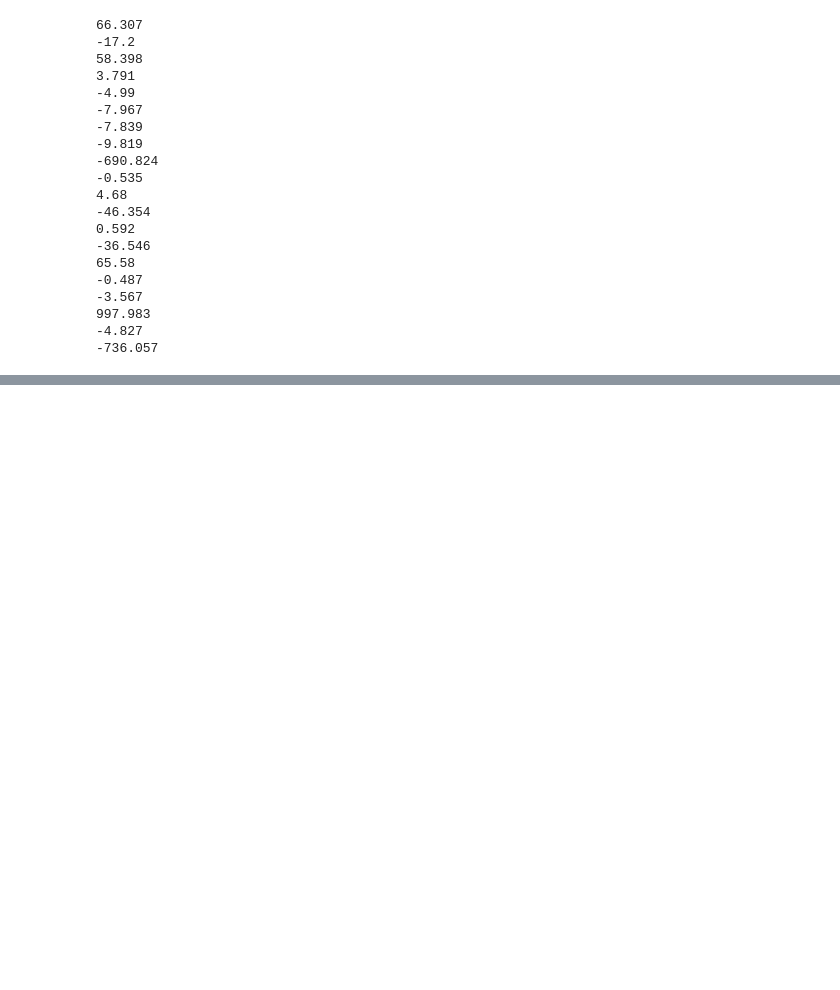
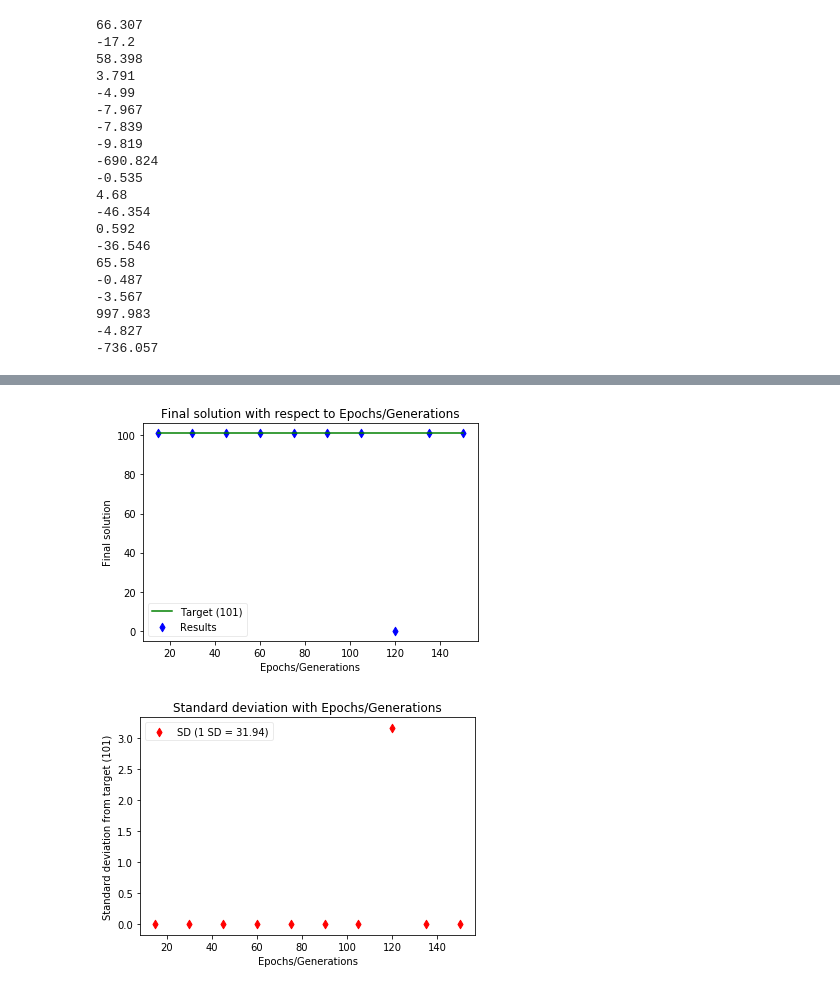
Before and after one commit to DTopping256/OT, a Jupyter notebook: problem1/geneticAlgorithms/geneticAlgorithm.ipynb, the cells around one changed output, grey strips where cells are left out. Saved outputs shown, nothing was run; the diff lists cells and outputs as text; code cells hidden in the pictures; blank space fills up the shorter version.

```diff
--- a/problem1/geneticAlgorithms/geneticAlgorithm.ipynb
+++ b/problem1/geneticAlgorithms/geneticAlgorithm.ipynb
@@ -258,0 +375,15 @@ Post culling pop overflow size:  1000
+# %%
+# CHange Fitness upper-bound default to 20% as it seems setting this too high will decrease the effectiveness of the fitness function.
+FITNESS_UPPER_BOUND = 0.2
+
+# Batch testing with number of epochs
+epoch_results = []
+for e in range(10):
+    epochs = 15*(e+1)
+    result = genetic_algorithm(POP_SIZE, epochs, FITNESS_UPPER_BOUND, selection_func, CROSS_OVER_AMOUNT, MUTATION_CHANCE, SIGN_CHANGE_CHANCE)
+    epoch_results.append({"x": epochs, "y": result[1]})
+
+plot_2d_batch_accuracy("Final solution", "Epochs/Generations", 101, epoch_results)
+# %% [output]
+[figure, added]
+[figure, added]
```
Also changed, not shown: parts of 18 cells of this notebook.
